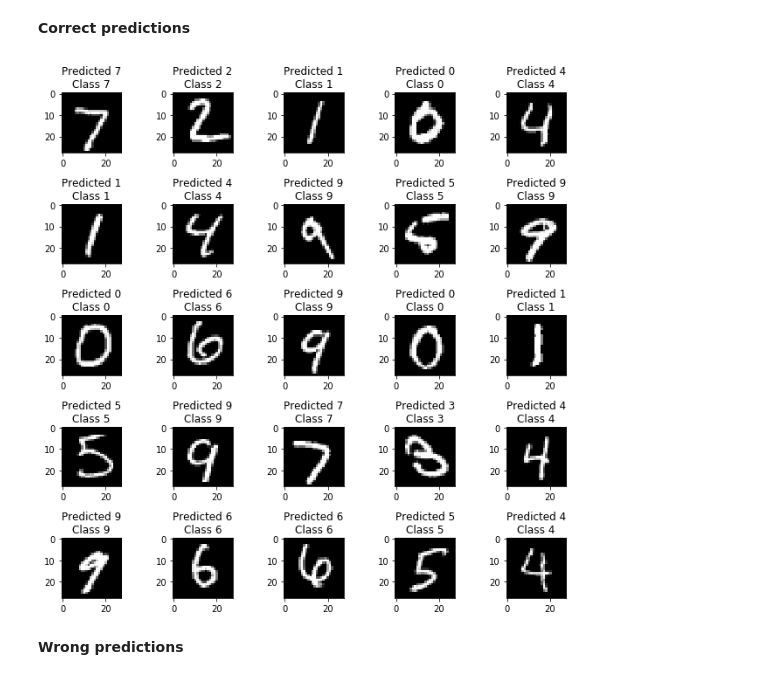
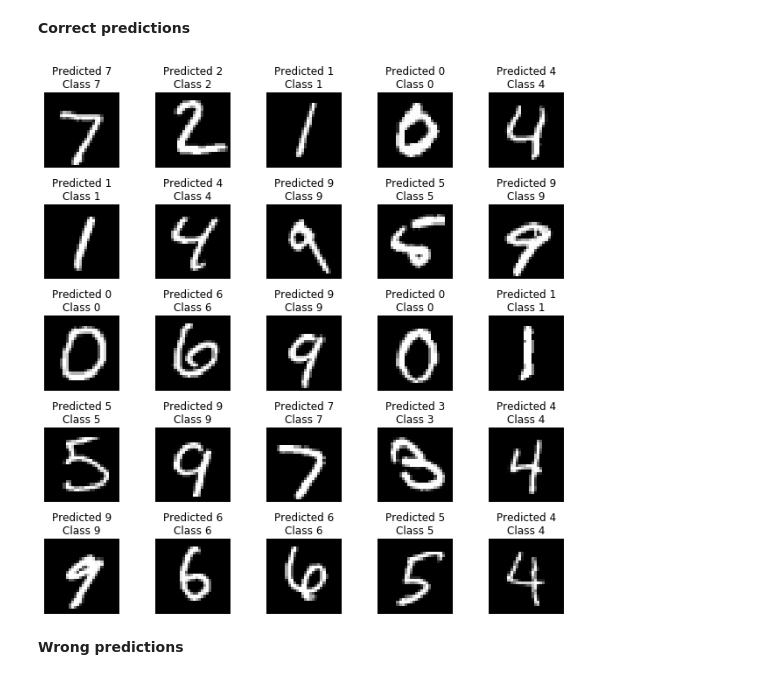
Before and after one commit to wut-mpg/keras-mnist-tutorial, a Jupyter notebook: ISR_ MNIST in Keras.ipynb, the cells around one changed output. Cells and saved outputs as stored; diff of their text form; code cells hidden in the pictures.

Commit message:
Remove axes from image plots

```diff
--- a/ISR_ MNIST in Keras.ipynb
+++ b/ISR_ MNIST in Keras.ipynb
@@ -413,19 +415,20 @@ Confusion matrix, without normalization
 # %%
 def show_samples(indices, preds, images, labels, count=3, names = []):
     plt.figure()
     for i, sample in enumerate(indices[:count**2]):
         plt.subplot(count,count,i+1)
         plt.imshow(images[sample].reshape(28,28), cmap='gray', interpolation='none')
+        plt.axis('off')
         if len(names) > 0:
           plt.title("Predicted {}\nClass {}".format(names[int(preds[sample])], names[int(labels[sample])]))
         else:
           plt.title("Predicted {}\nClass {}".format(preds[sample], labels[sample]))
 
     plt.tight_layout()
 
 show_samples(correct_indices, predicted_classes, X_test, y_test, 5)
 # %% [output]
-[figure, old version]
+[figure, new version]
 # %% [markdown]
 **Wrong predictions**
 # %%
```
Also changed, not shown: parts of 22 cells of this notebook.
